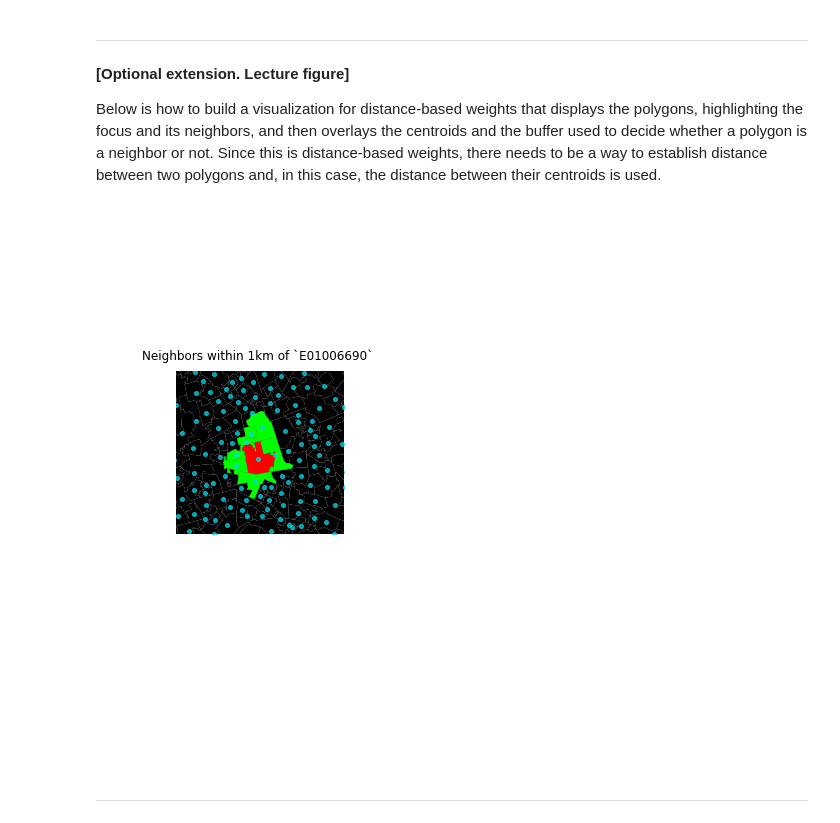
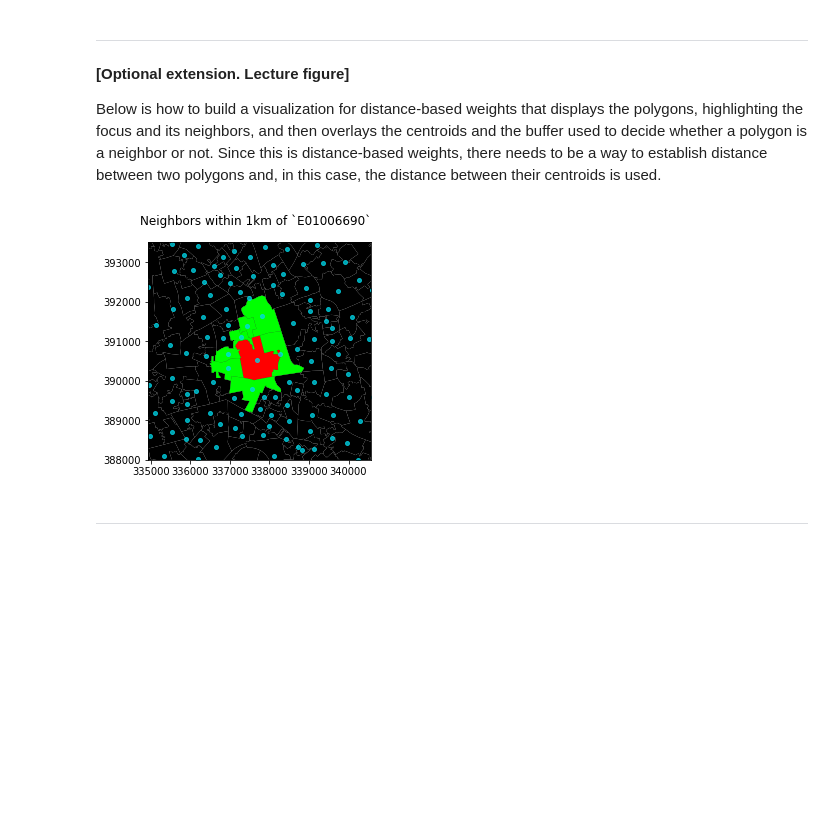
Before and after one commit to darribas/gds17, a Jupyter notebook: content/labs/lab_04.ipynb, the cells around one changed output. Cells and saved outputs as stored; diff of their text form; code cells hidden in the pictures; blank space fills up the shorter version.

```diff
--- a/content/labs/lab_04.ipynb
+++ b/content/labs/lab_04.ipynb
@@ -81,0 +77,3 @@ w_queen
+# %%
+w_queen = ps.weights.Queen.from_dataframe(imd)
+w_queen
@@ -354,36 +347,35 @@ w_min_dist = ps.threshold_continuousW_from_shapefile(imd_shp,
 Below is how to build a visualization for distance-based weights that displays the polygons, highlighting the focus and its neighbors, and then overlays the centroids and the buffer used to decide whether a polygon is a neighbor or not. Since this is distance-based weights, there needs to be a way to establish distance between two polygons and, in this case, the distance between their centroids is used.
 # %%
 # Setup figure
-f, ax = plt.subplots(1, figsize=(3, 3))
+f, ax = plt.subplots(1, figsize=(4, 4))
 # Plot base layer of polygons
 imd.plot(ax=ax, facecolor='k', linewidth=0.1)
 # Select focal polygon
 # NOTE we pass both the area code and the column name
 #      (`geometry`) within brackets!!!
 focus = imd.loc[['E01006690'], ['geometry']]
 # Plot focal polygon
 focus.plot(facecolor='red', alpha=1, linewidth=0, ax=ax)
 # Plot neighbors
 neis = imd.loc[w_queen['E01006690'], :]
 neis.plot(ax=ax, facecolor='lime', linewidth=0)
 # Plot 1km buffer
 buf = focus.centroid.buffer(1000)
 buf.plot(edgecolor='yellow', alpha=0, ax=ax)
 # Plot centroids of neighbor
 pts = np.array([(pt.x, pt.y) for pt in imd.centroid])
 ax.plot(pts[:, 0], pts[:, 1], color='#00d8ea',
         linewidth=0, alpha=0.75, marker='o', markersize=4)
 #imd.centroid.plot(axes=ax)
 # Title
 f.suptitle("Neighbors within 1km of `E01006690`")
 # Style, zoom and display on screen
-ax.set_axis_off()
 plt.axis('equal')
 ax.set_ylim(388000, 393500)
 ax.set_xlim(336000, 339500)
 plt.show()
 # %% [output]
-[figure, old version]
+[figure, new version]
 # %% [markdown]
 ---
 # %% [markdown]
```
Also changed, not shown: parts of 13 cells of this notebook, 2 other files.
